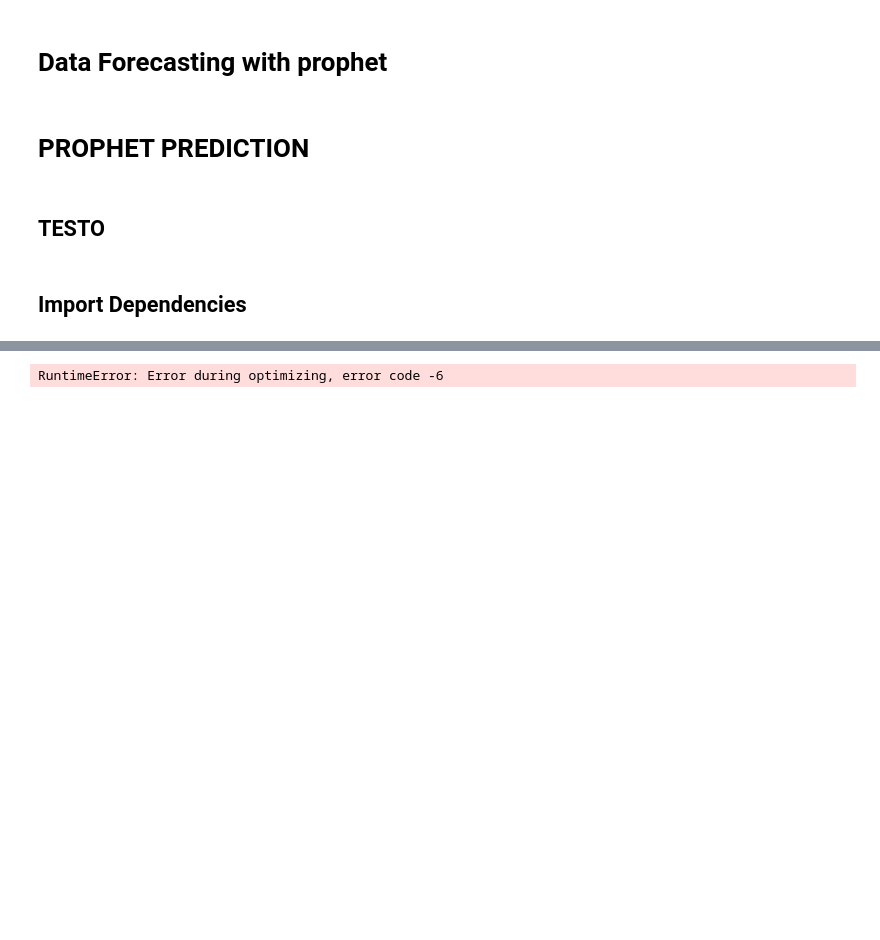
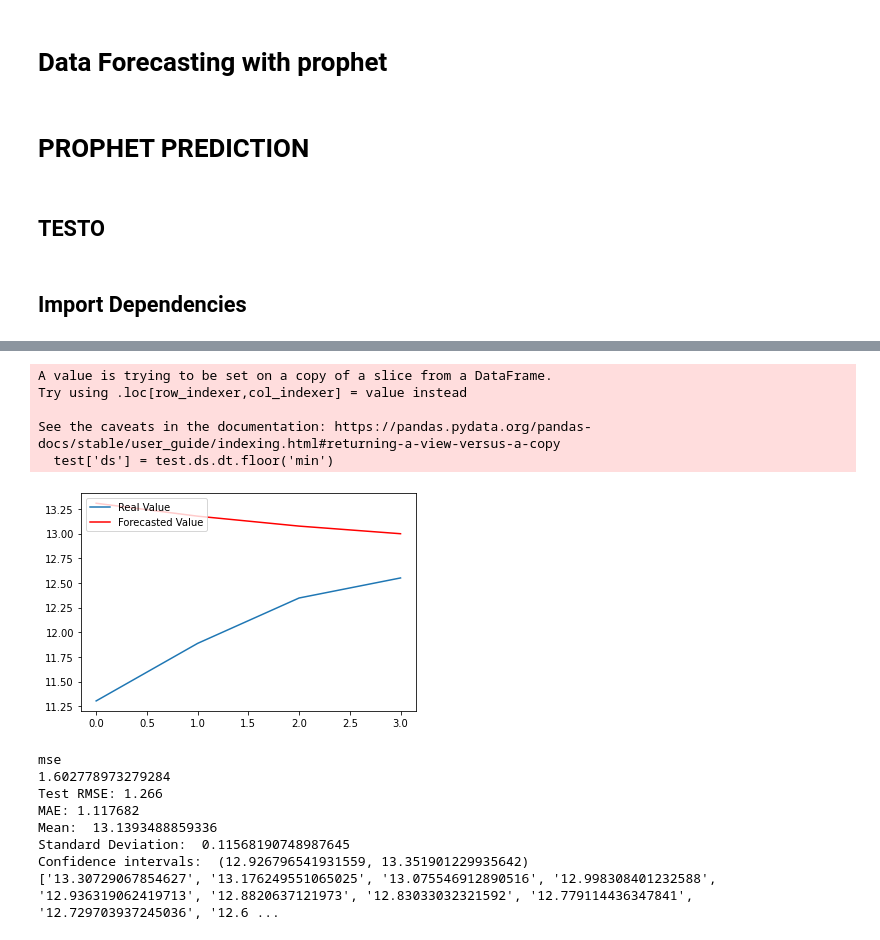
Before and after one commit to andiub97/iot-project, a Jupyter notebook: forecasting/prophetForecasting.ipynb, the cells around one changed output, grey strips where cells are left out. Saved outputs shown, nothing was run; the diff lists cells and outputs as text; code cells hidden in the pictures; blank space fills up the shorter version.

```diff
--- a/forecasting/prophetForecasting.ipynb
+++ b/forecasting/prophetForecasting.ipynb
@@ -72,6 +54,8 @@ def bucket_forecast(bucket):
     global expected_array
     global forecasted
     global expected
+    global forecast
+
     mse_array = []
     forecasted_array = []
     expected_array = []
@@ -83,6 +67,8 @@ def bucket_forecast(bucket):
                 ' |> range(start:-30d)'\
                 ' |> filter(fn: (r) => r["_measurement"] == "val")' \
                 ' |> filter(fn: (r) => r["_field"] == "' + bucket +'")' \
+                ' |> aggregateWindow(every: 3m , fn: mean, createEmpty: false)'\
+                ' |> yield(name: "mean")'\
 
     result = client.query_api().query(org=INFLUXDB_ORG, query=query)
     # Convert the results to dataframe
@@ -180,5 +170,13 @@ for bucket in buckets:
 				scale=st.sem(forecasted))
 
 	print("Confidence intervals: ",res)
+
+	lines = [str(forecast["yhat"][d]) for d in range(len(forecast))]
+	print(lines)
+	lines = ['val,prediction=yes,clientId=' + str("diubi-esp-32")+",lat=999,lng=999"+ " " + bucket + '=' + str(forecast["yhat"][d])
+									+ ' ' + str(int(time.mktime(forecast['ds'][d].timetuple())) + 3600*2) + "000000000" for d in range(len(forecast))]
+	write_client = client.write_api(write_options=WriteOptions(batch_size=1000, flush_interval=10_000,
+															jitter_interval=2_000, retry_interval=5_000, write_type=WriteType.synchronous))
+	write_client.write(bucket, INFLUXDB_ORG, lines)
 # %% [output]
 gas
@@ -204 +200,14 @@ INFO:cmdstanpy:finish chain 1
-RuntimeError: Error during optimizing, error code -6
+A value is trying to be set on a copy of a slice from a DataFrame.
+Try using .loc[row_indexer,col_indexer] = value instead
+
+See the caveats in the documentation: https://pandas.pydata.org/pandas-docs/stable/user_guide/indexing.html#returning-a-view-versus-a-copy
+  test['ds'] = test.ds.dt.floor('min')
+[figure, added]
+mse
+1.602778973279284
+Test RMSE: 1.266
+MAE: 1.117682
+Mean:  13.1393488859336
+Standard Deviation:  0.11568190748987645
+Confidence intervals:  (12.926796541931559, 13.351901229935642)
+['13.30729067854627', '13.176249551065025', '13.075546912890516', '12.998308401232588', '12.936319062419713', '12.8820637121973', '12.83033032321592', '12.779114436347841', '12.729703937245036', '12.6 ...
```
Also changed, not shown: parts of 5 cells of this notebook.
